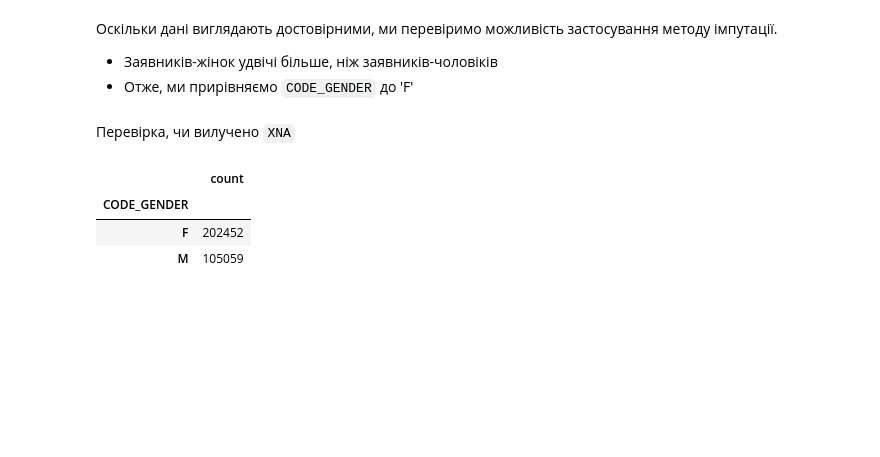
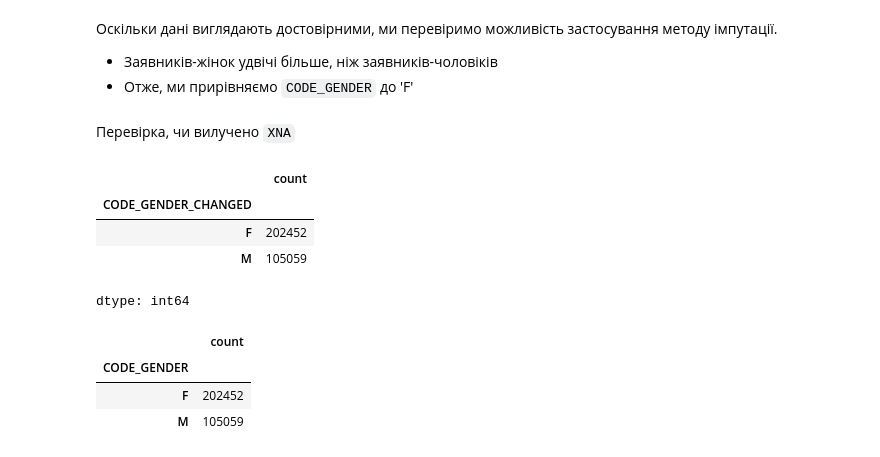
Before and after one commit to tarazevych/HW_for_Python, a Jupyter notebook: HW_1_2_Credit_EDA_Tarazevych.ipynb, the cells around one changed output. Cells and saved outputs as stored; diff of their text form; code cells hidden in the pictures; blank space fills up the shorter version.

```diff
--- a/HW_1_2_Credit_EDA_Tarazevych.ipynb
+++ b/HW_1_2_Credit_EDA_Tarazevych.ipynb
@@ -1032,6 +1034,14 @@ df[df['CODE_GENDER'] == 'XNA']
 df['CODE_GENDER'] = df['CODE_GENDER'].apply(lambda x: 'F' if x == 'XNA' else x)
 # %% [markdown]
 Перевірка, чи вилучено `XNA`
+# %%
+df['CODE_GENDER_CHANGED'].value_counts()
+# %% [output]
+|  | count |
+| CODE_GENDER_CHANGED |  |
+| F | 202452 |
+| M | 105059 |
+dtype: int64
 # %%
 df['CODE_GENDER'].value_counts()
 # %% [output]
```
Also changed, not shown: parts of 26 cells of this notebook.
